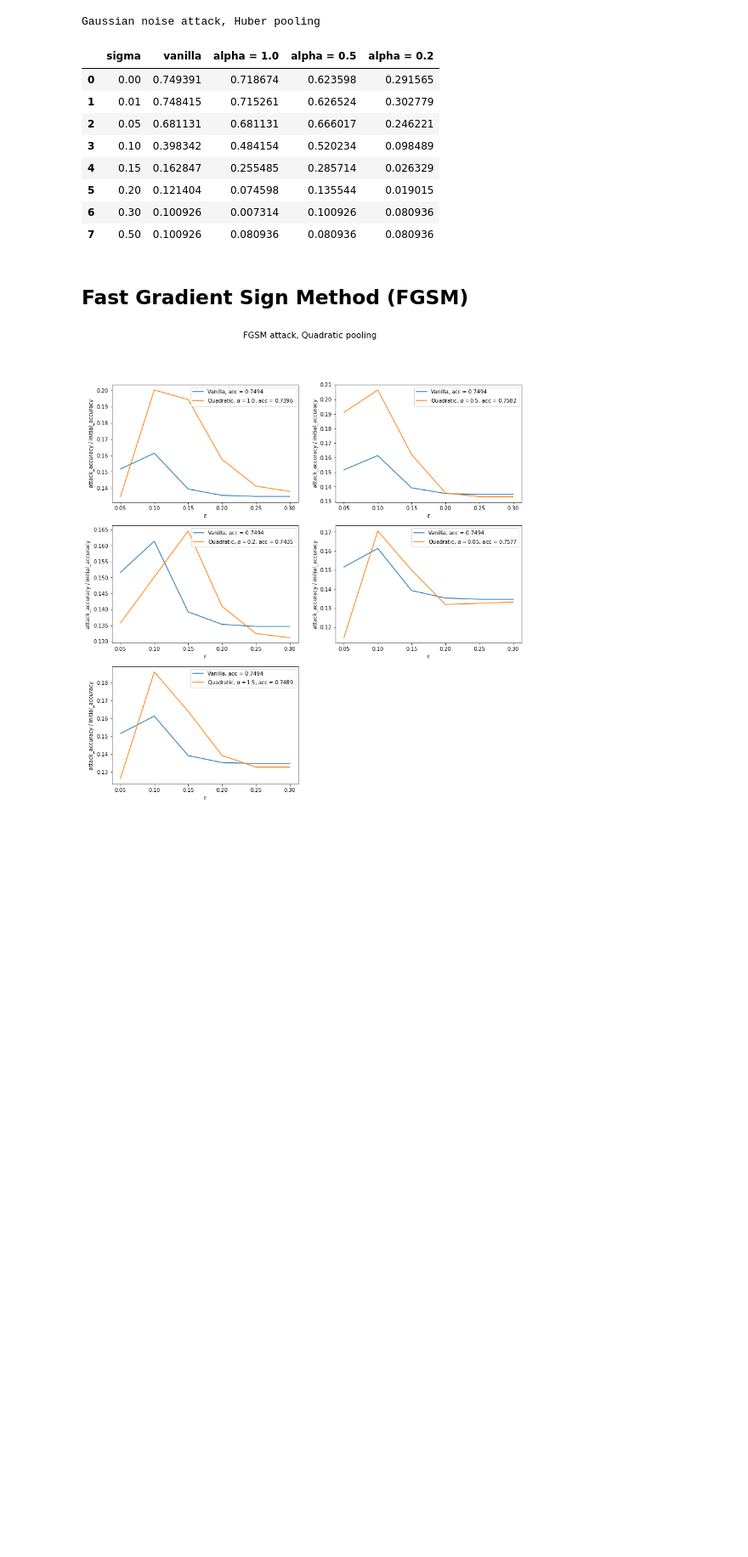
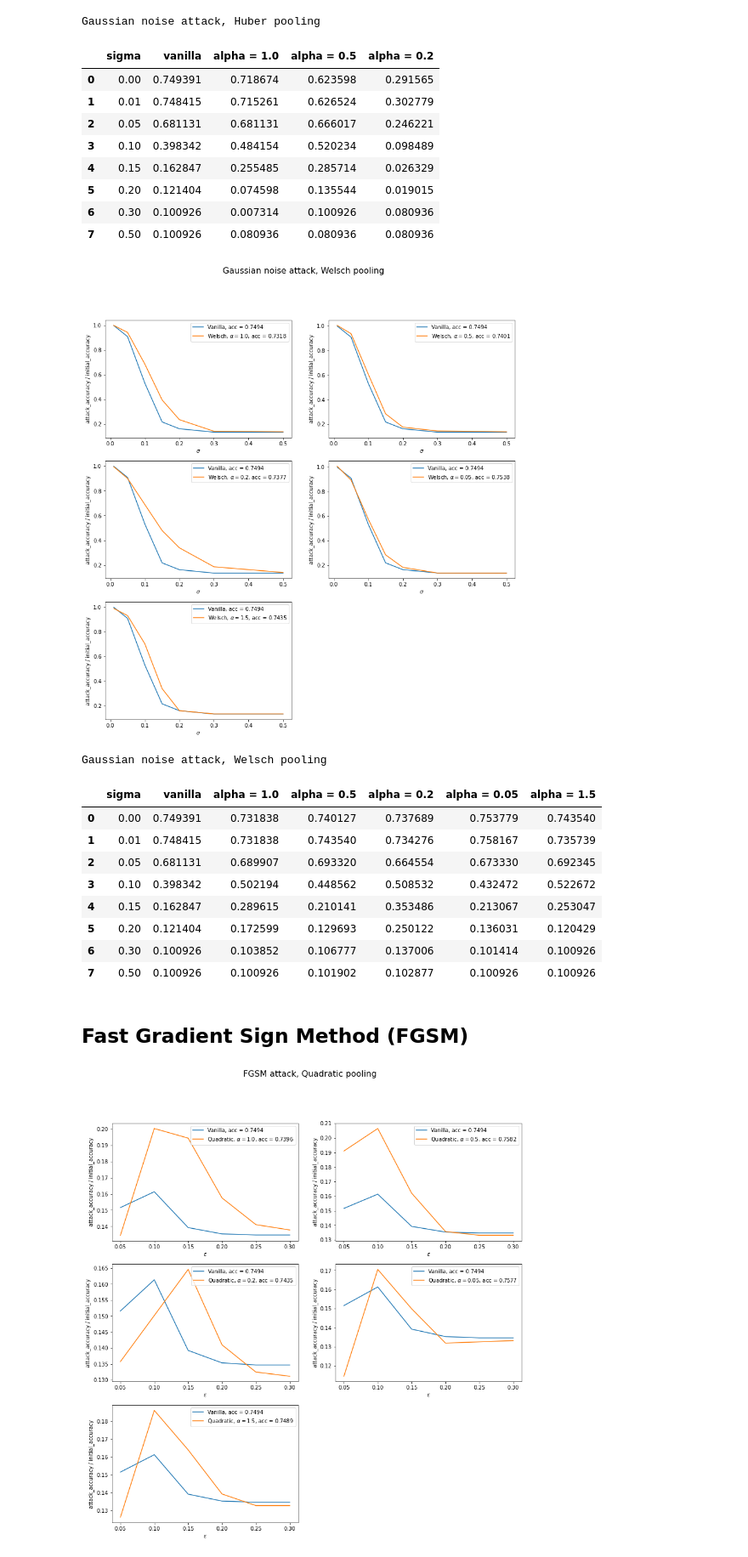
Before and after one commit to ekonyagin/cvx_repo, a Jupyter notebook: squeezenet/Attack_analysis.ipynb, the cells around one changed output. Shown at 85% size. Saved outputs shown, nothing was run; the diff lists cells and outputs as text; code cells hidden in the pictures; blank space fills up the shorter version.

Commit message:
Results for SqueezeNet Welsch added

```diff
--- a/squeezenet/Attack_analysis.ipynb
+++ b/squeezenet/Attack_analysis.ipynb
@@ -125,6 +125,31 @@ Gaussian noise attack, Huber pooling
 | 5 | 0.20 | 0.121404 | 0.074598 | 0.135544 | 0.019015 |
 | 6 | 0.30 | 0.100926 | 0.007314 | 0.100926 | 0.080936 |
 | 7 | 0.50 | 0.100926 | 0.080936 | 0.080936 | 0.080936 |
+# %%
+robust_title = "Welsch"
+attack_name = "Gaussian noise"
+
+df = analyse_results(result_gn["sigmas"],
+                     result_gn["models"]["vanilla"],
+                     result_gn["models"]["welsch"],
+                     robust_title,
+                     attack_name,
+                     "sigma")
+
+print(attack_name + " attack, " + robust_title + " pooling")
+df
+# %% [output]
+[figure, added]
+Gaussian noise attack, Welsch pooling
+|  | sigma | vanilla | alpha = 1.0 | alpha = 0.5 | alpha = 0.2 | alpha = 0.05 | alpha = 1.5 |
+| 0 | 0.00 | 0.749391 | 0.731838 | 0.740127 | 0.737689 | 0.753779 | 0.743540 |
+| 1 | 0.01 | 0.748415 | 0.731838 | 0.743540 | 0.734276 | 0.758167 | 0.735739 |
+| 2 | 0.05 | 0.681131 | 0.689907 | 0.693320 | 0.664554 | 0.673330 | 0.692345 |
+| 3 | 0.10 | 0.398342 | 0.502194 | 0.448562 | 0.508532 | 0.432472 | 0.522672 |
+| 4 | 0.15 | 0.162847 | 0.289615 | 0.210141 | 0.353486 | 0.213067 | 0.253047 |
+| 5 | 0.20 | 0.121404 | 0.172599 | 0.129693 | 0.250122 | 0.136031 | 0.120429 |
+| 6 | 0.30 | 0.100926 | 0.103852 | 0.106777 | 0.137006 | 0.101414 | 0.100926 |
+| 7 | 0.50 | 0.100926 | 0.100926 | 0.101902 | 0.102877 | 0.100926 | 0.100926 |
 # %% [markdown]
 ## Fast Gradient Sign Method  (FGSM)
 # %%
```
Also changed, not shown: parts of 1 cell of this notebook, 8 other files.
